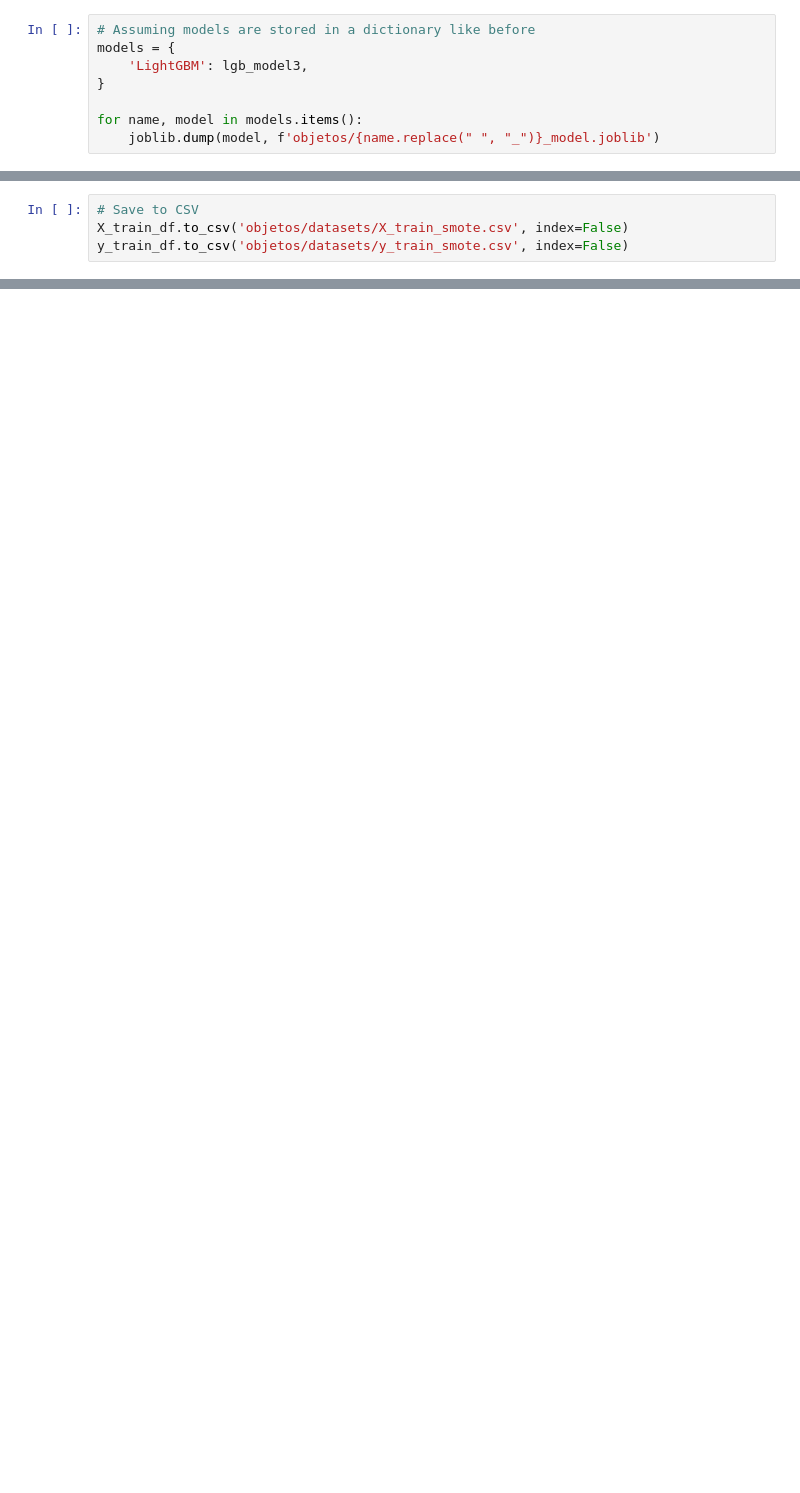
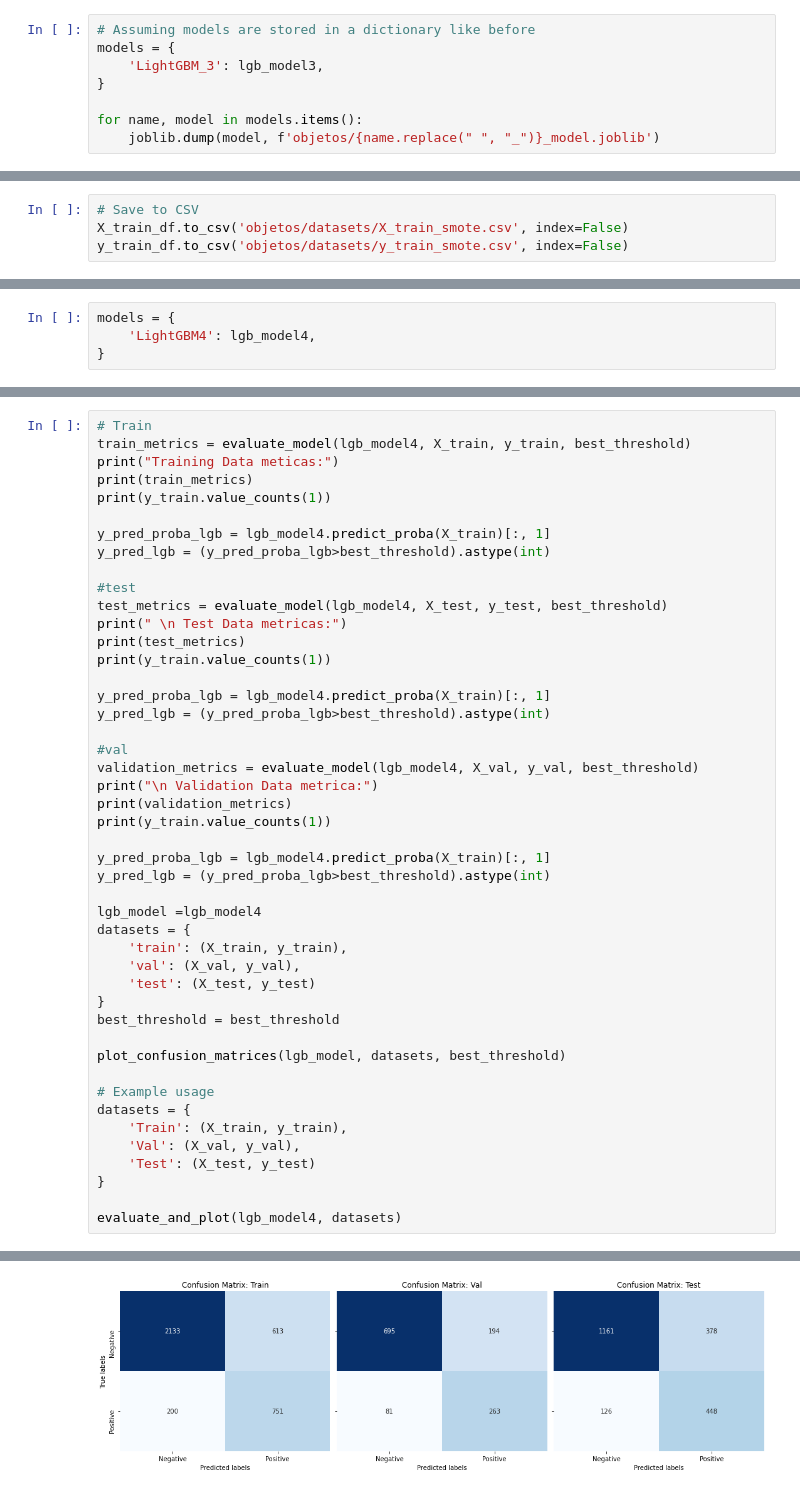
Before and after one commit to Stivencc25/esp_analitica_ciencia_de_datos, a Jupyter notebook: ML-1/class_ml_3.ipynb, the cells around one changed output, grey strips where cells are left out. Cells and saved outputs as stored; diff of their text form; blank space fills up the shorter version.

```diff
--- a/ML-1/class_ml_3.ipynb
+++ b/ML-1/class_ml_3.ipynb
@@ -377,7 +630,7 @@ plt.show()
 # %%
 # Assuming models are stored in a dictionary like before
 models = {
-    'LightGBM': lgb_model3,
+    'LightGBM_3': lgb_model3,
 }
 
 for name, model in models.items():
@@ -485 +748,5 @@ LGBMClassifier(learning_rate=0.08434743403613605, max_depth=4,
+# %%
+models = {
+    'LightGBM4': lgb_model4,
+}
 # %%
@@ -539,0 +760,47 @@ plt.show()
+# %%
+# Train
+train_metrics = evaluate_model(lgb_model4, X_train, y_train, best_threshold)
+print("Training Data meticas:")
+print(train_metrics)
+print(y_train.value_counts(1))
+
+y_pred_proba_lgb = lgb_model4.predict_proba(X_train)[:, 1]
+y_pred_lgb = (y_pred_proba_lgb>best_threshold).astype(int)
+
+#test
+test_metrics = evaluate_model(lgb_model4, X_test, y_test, best_threshold)
+print(" \n Test Data metricas:")
+print(test_metrics)
+print(y_train.value_counts(1))
+
+y_pred_proba_lgb = lgb_model4.predict_proba(X_train)[:, 1]
+y_pred_lgb = (y_pred_proba_lgb>best_threshold).astype(int)
+
+#val
+validation_metrics = evaluate_model(lgb_model4, X_val, y_val, best_threshold)
+print("\n Validation Data metrica:")
+print(validation_metrics)
+print(y_train.value_counts(1))
+
+y_pred_proba_lgb = lgb_model4.predict_proba(X_train)[:, 1]
+y_pred_lgb = (y_pred_proba_lgb>best_threshold).astype(int)
+
+lgb_model =lgb_model4
+datasets = {
+    'train': (X_train, y_train),
+    'val': (X_val, y_val),
+    'test': (X_test, y_test)
+}
+best_threshold = best_threshold
+
+plot_confusion_matrices(lgb_model, datasets, best_threshold)
+
+# Example usage
+datasets = {
+    'Train': (X_train, y_train),
+    'Val': (X_val, y_val),
+    'Test': (X_test, y_test)
+}
+
+evaluate_and_plot(lgb_model4, datasets)
+# %% [output]
@@ -539,0 +824 @@ plt.show()
+[figure, added]
```
Also changed, not shown: parts of 76 cells of this notebook.
